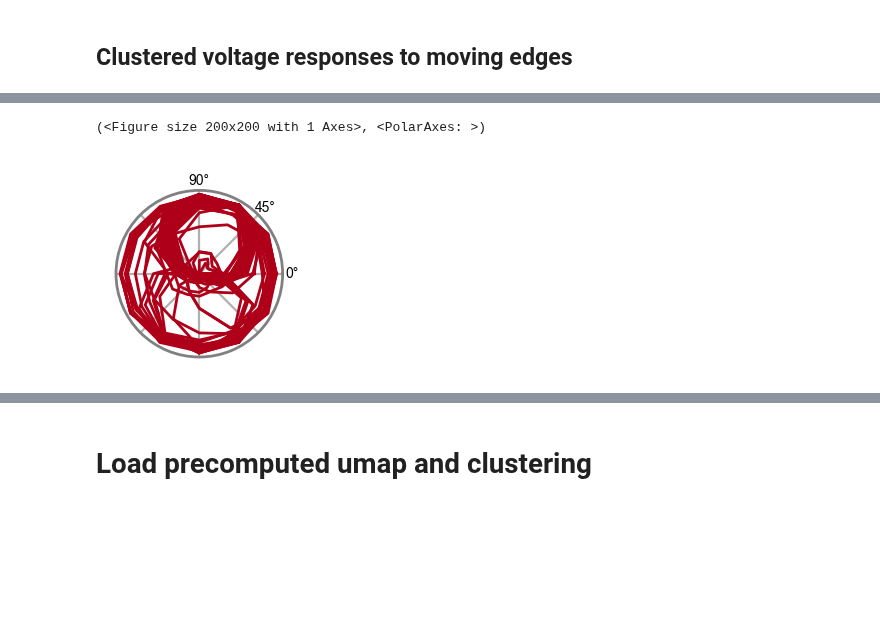
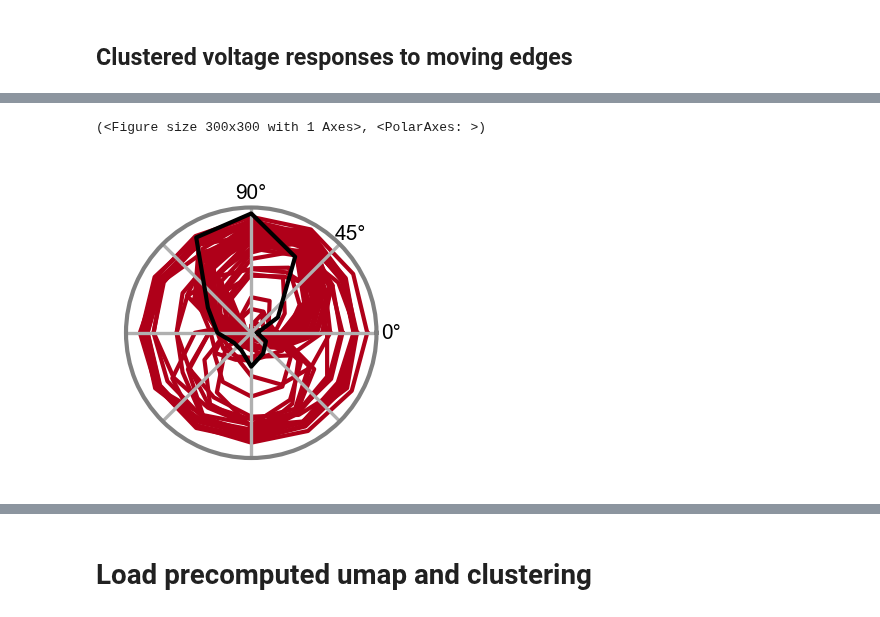
Before and after one commit to TuragaLab/flyvis, a Jupyter notebook: examples/05_flyvision_umap_and_clustering_models.ipynb, the cells around one changed output, grey strips where cells are left out. Cells and saved outputs as stored; diff of their text form; code cells hidden in the pictures; blank space fills up the shorter version.

```diff
--- a/examples/05_flyvision_umap_and_clustering_models.ipynb
+++ b/examples/05_flyvision_umap_and_clustering_models.ipynb
@@ -522,0 +346,2 @@ for cluster_id, model_ids in cluster_to_indices.items():
+# %%
+stims_and_resps_moving_edge = ensemble.movingedge_responses()
@@ -522,0 +467,6 @@ for cluster_id, model_ids in cluster_to_indices.items():
+# %%
+# invariant to different magnitudes of responses, only to assess direction tuning
+stims_and_resps_moving_edge["responses"] /= np.abs(stims_and_resps_moving_edge["responses"]).max(dim=("sample", "frame"))
+
+# relative to the norm of the responses to naturalistic stimuli (used for averaging)
+# stims_and_resps_moving_edge['responses'] /= (norm + 1e-6)
@@ -523,5 +489,9 @@ for cluster_id, model_ids in cluster_to_indices.items():
 # %%
-merv.plot_angular_tuning(cell_type="T4c", intensity=1)
+plot_angular_tuning(
+        stims_and_resps_moving_edge,
+        "T4c",
+        intensity=1,
+        )
 # %% [output]
-(<Figure size 200x200 with 1 Axes>, <PolarAxes: >)
+(<Figure size 300x300 with 1 Axes>, <PolarAxes: >)
-[figure, old version]
+[figure, new version]
```
Also changed, not shown: parts of 59 cells of this notebook, 28 other files.
